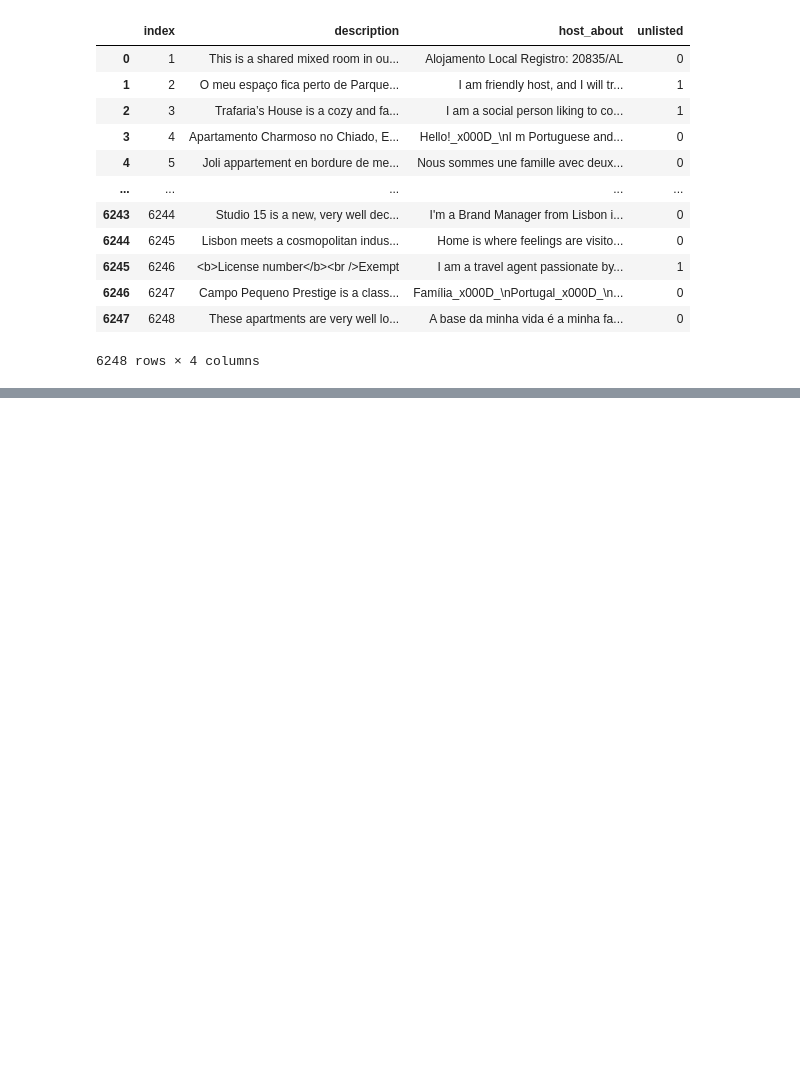
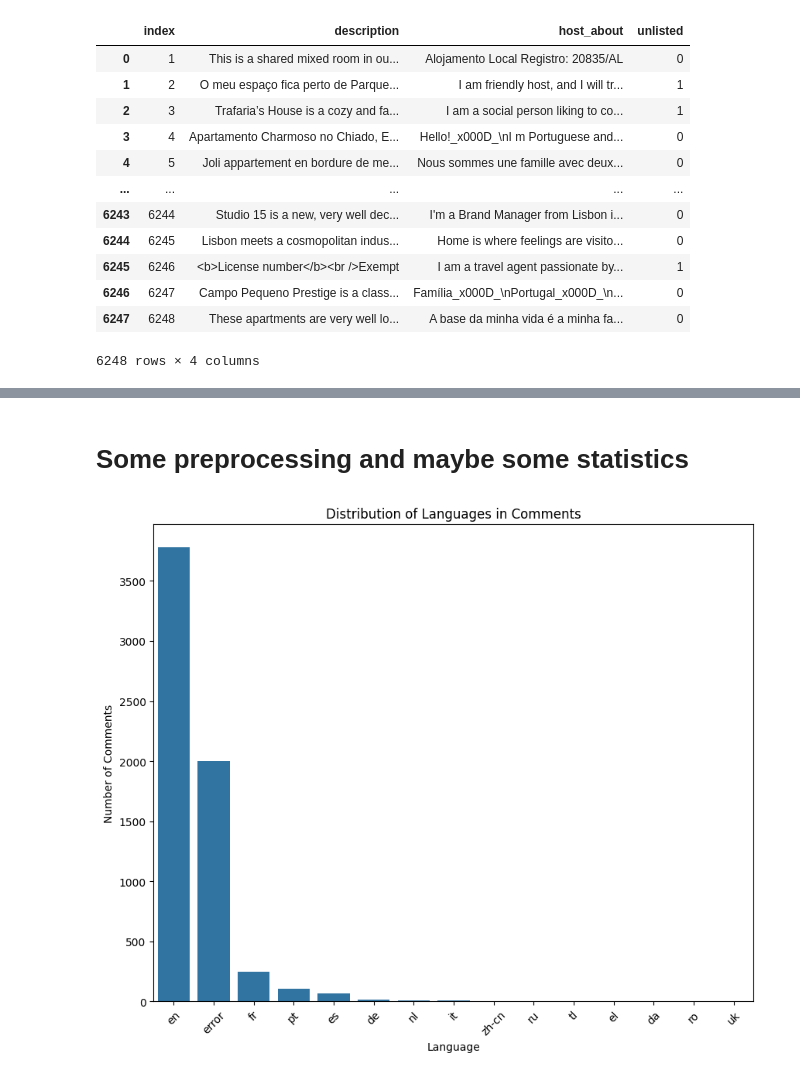
Before and after one commit to ontenkutsenko/NLP_Airbnb_Delisting_Prediction, a Jupyter notebook: Baseline.ipynb, the cells around one changed output, grey strips where cells are left out. Saved outputs shown, nothing was run; the diff lists cells and outputs as text; code cells hidden in the pictures; blank space fills up the shorter version.

```diff
--- a/Baseline.ipynb
+++ b/Baseline.ipynb
@@ -63,0 +117,11 @@ df_train_reviews.head(50)
+# %%
+aggregated_reviews = df_train_reviews.groupby('index')['comments'].agg(
+    all_comments=' '.join,  # Concatenates all comments into a single string
+)
+
+
+df_train = pd.merge(df_train, aggregated_reviews, on='index', how='left')
+
+df_train['all_comments'].fillna('', inplace=True)
+
+df_train.head(30)
@@ -63,0 +146,25 @@ df_train_reviews.head(50)
+# %% [markdown]
+# Some preprocessing and maybe some statistics
+# %%
+# check for languages
+
+DetectorFactory.seed = 0
+
+def detect_language(text):
+    try:
+        return detect(text)
+    except:
+        return 'error'
+
+df_train['language_in_comments'] = df_train['all_comments'].apply(detect_language)
+# %%
+language_counts = df_train['language_in_comments'].value_counts()
+plt.figure(figsize=(10, 8))
+sns.barplot(x=language_counts.index, y=language_counts.values)
+plt.title('Distribution of Languages in Comments')
+plt.xlabel('Language')
+plt.ylabel('Number of Comments')
+plt.xticks(rotation=45)
+plt.show()
+# %% [output]
+[figure, added]
```
Also changed, not shown: parts of 10 cells of this notebook.
